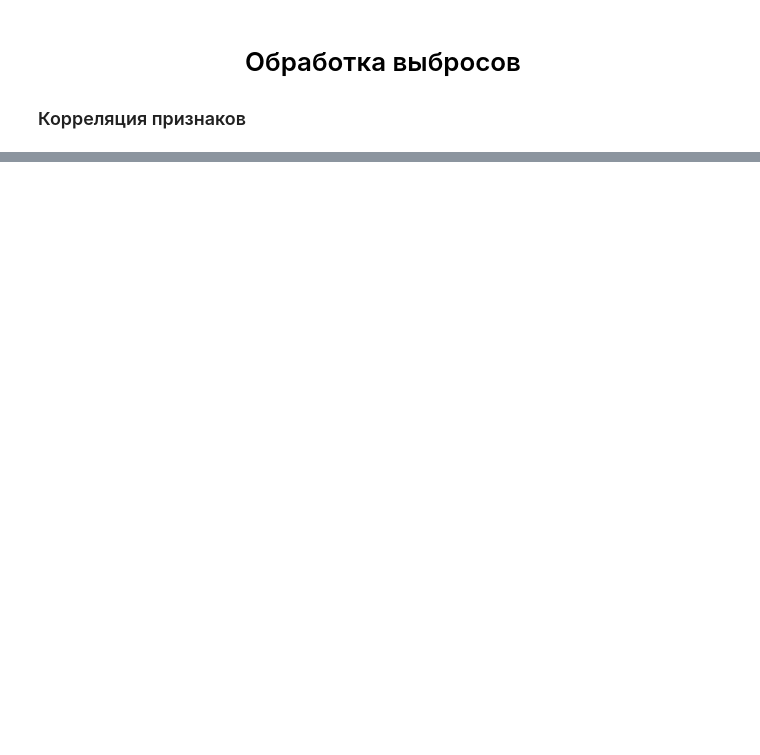
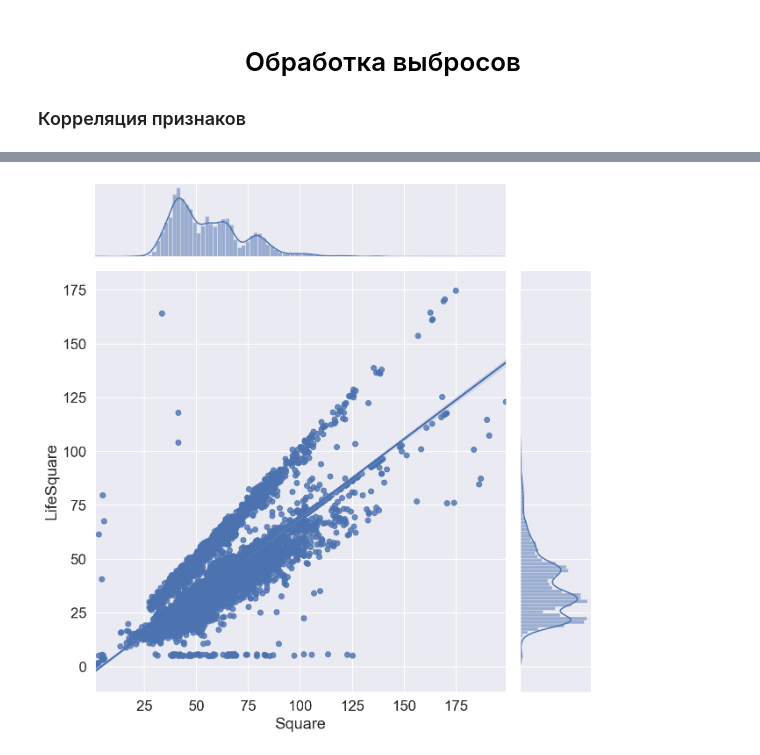
Before and after one commit to SciWake/OLD-Projects-for-Resume, a Jupyter notebook: house-price-prediction/Data_preprocessing.ipynb, the cells around one changed output, grey strips where cells are left out. Saved outputs shown, nothing was run; the diff lists cells and outputs as text; code cells hidden in the pictures; blank space fills up the shorter version.

```diff
--- a/house-price-prediction/Data_preprocessing.ipynb
+++ b/house-price-prediction/Data_preprocessing.ipynb
@@ -282,6 +244,0 @@ dtype: int64
-# %%
-# Заменяем Rooms == 0 на 1
-combine.at[combine.query('Rooms == 0').index, 'Rooms'] = 1
-
-# Заменяем Rooms > 6 на 2
-combine.at[combine.query('Rooms > 6').index, 'Rooms'] = 2
@@ -326,0 +277,4 @@ test = train = combine[len_train:]
+# %%
+mean_square = combine.loc[(combine['Rooms'] <= combine.loc[(combine['Square'] > 300), 'Rooms'].mean()), 'Square'].mean()
+
+combine.loc[(combine['Square'] > 200), 'Square'] = mean_square
@@ -326,0 +283,4 @@ test = train = combine[len_train:]
+# %%
+mean_year = np.round(combine.loc[combine['HouseYear'] <= 2020, 'HouseYear'].mean())
+
+combine.loc[combine['HouseYear'] > 2020, 'HouseYear'] = mean_year
@@ -326,0 +305,2 @@ test = train = combine[len_train:]
+# %%
+combine.loc[combine['LifeSquare'] > 200, 'LifeSquare'] = combine['LifeSquare'].median()
@@ -326,0 +323,4 @@ test = train = combine[len_train:]
+# %%
+show_jointplot('Square', 'LifeSquare', combine)
+# %% [output]
+[figure, added]
```
Also changed, not shown: parts of 52 cells of this notebook.
